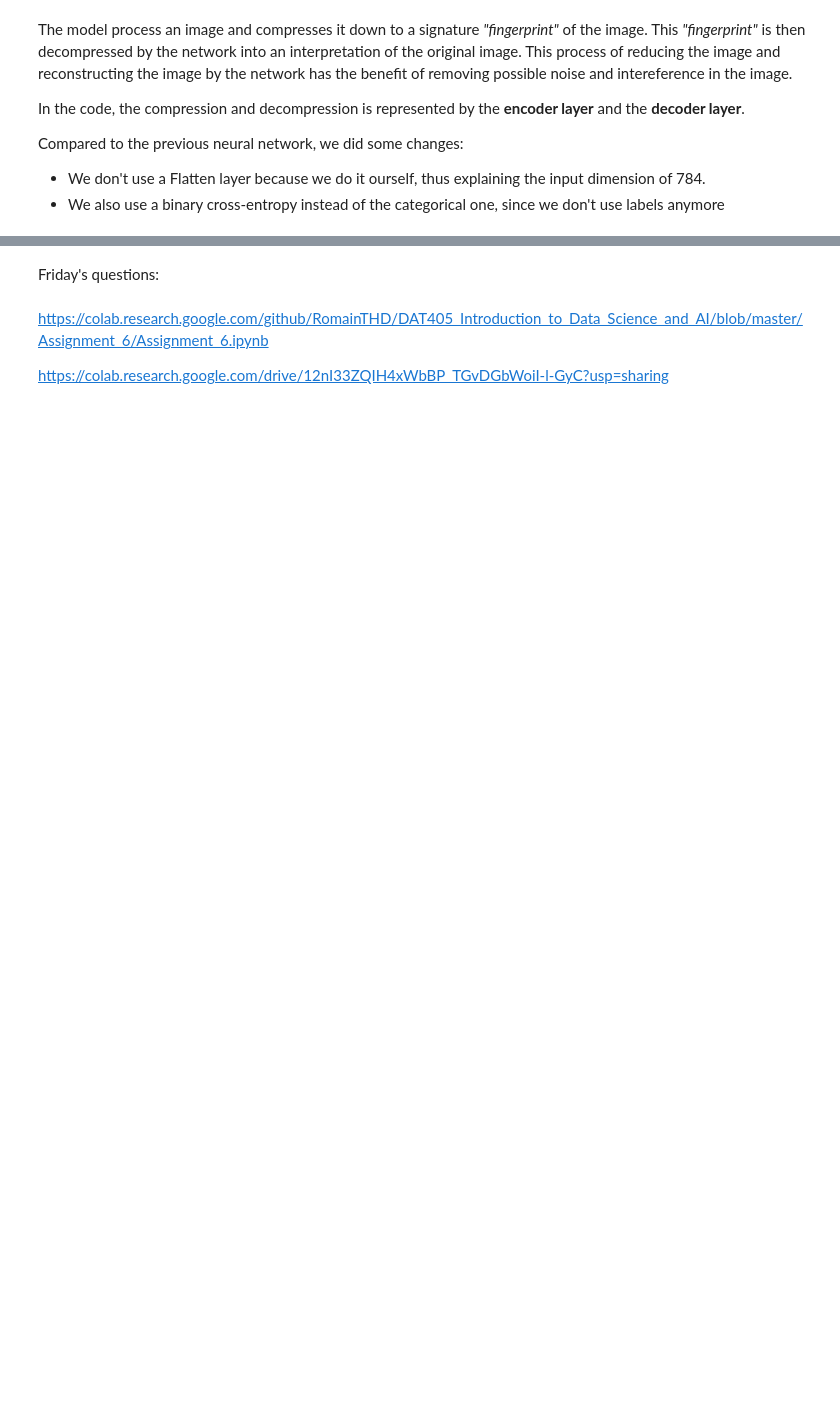
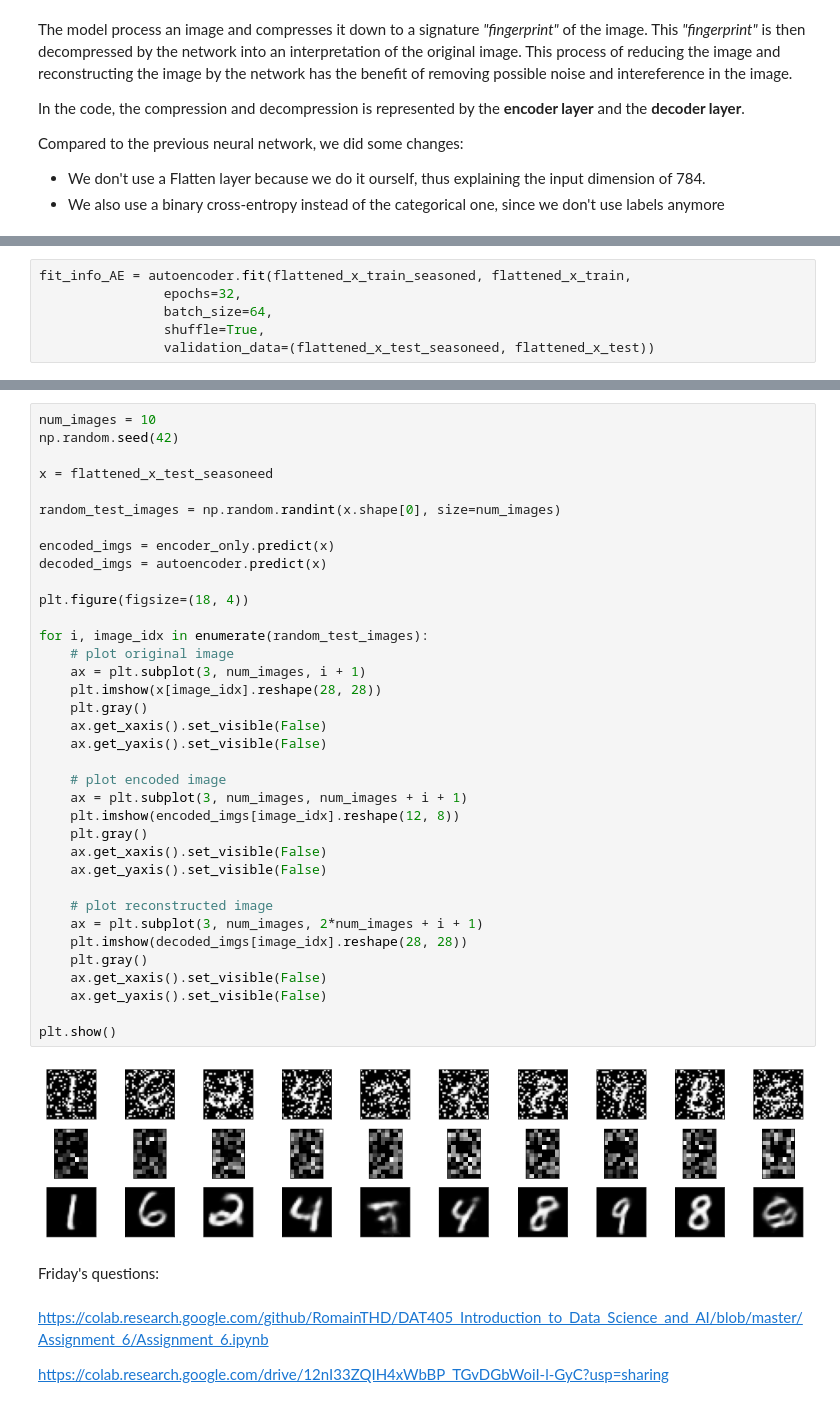
Before and after one commit to RomainTHD-UniStuff/DAT405_Introduction_to_Data_Science_and_AI, a Jupyter notebook: Assignment_6/Assignment_6.ipynb, the cells around one changed output, grey strips where cells are left out. Drawn from its saved outputs; the diff is of its cells as text; blank space fills up the shorter version.

```diff
--- a/Assignment_6/Assignment_6.ipynb
+++ b/Assignment_6/Assignment_6.ipynb
@@ -444,0 +448,6 @@ Epoch 50/50
+# %%
+fit_info_AE = autoencoder.fit(flattened_x_train_seasoned, flattened_x_train,
+                epochs=32,
+                batch_size=64,
+                shuffle=True,
+                validation_data=(flattened_x_test_seasoneed, flattened_x_test))
@@ -445,3 +472,41 @@ Epoch 50/50
+# %%
+num_images = 10
+np.random.seed(42)
+
+x = flattened_x_test_seasoneed
+
+random_test_images = np.random.randint(x.shape[0], size=num_images)
+
+encoded_imgs = encoder_only.predict(x)
+decoded_imgs = autoencoder.predict(x)
+
+plt.figure(figsize=(18, 4))
+
+for i, image_idx in enumerate(random_test_images):
+    # plot original image
+    ax = plt.subplot(3, num_images, i + 1)
+    plt.imshow(x[image_idx].reshape(28, 28))
+    plt.gray()
+    ax.get_xaxis().set_visible(False)
+    ax.get_yaxis().set_visible(False)
+
+    # plot encoded image
+    ax = plt.subplot(3, num_images, num_images + i + 1)
+    plt.imshow(encoded_imgs[image_idx].reshape(12, 8))
+    plt.gray()
+    ax.get_xaxis().set_visible(False)
+    ax.get_yaxis().set_visible(False)
+
+    # plot reconstructed image
+    ax = plt.subplot(3, num_images, 2*num_images + i + 1)
+    plt.imshow(decoded_imgs[image_idx].reshape(28, 28))
+    plt.gray()
+    ax.get_xaxis().set_visible(False)
+    ax.get_yaxis().set_visible(False)
+
+plt.show()
+# %% [output]
+[figure, added]
 # %% [markdown]
 Friday's questions:
 # %% [markdown]
```
Also changed, not shown: parts of 14 cells of this notebook.
